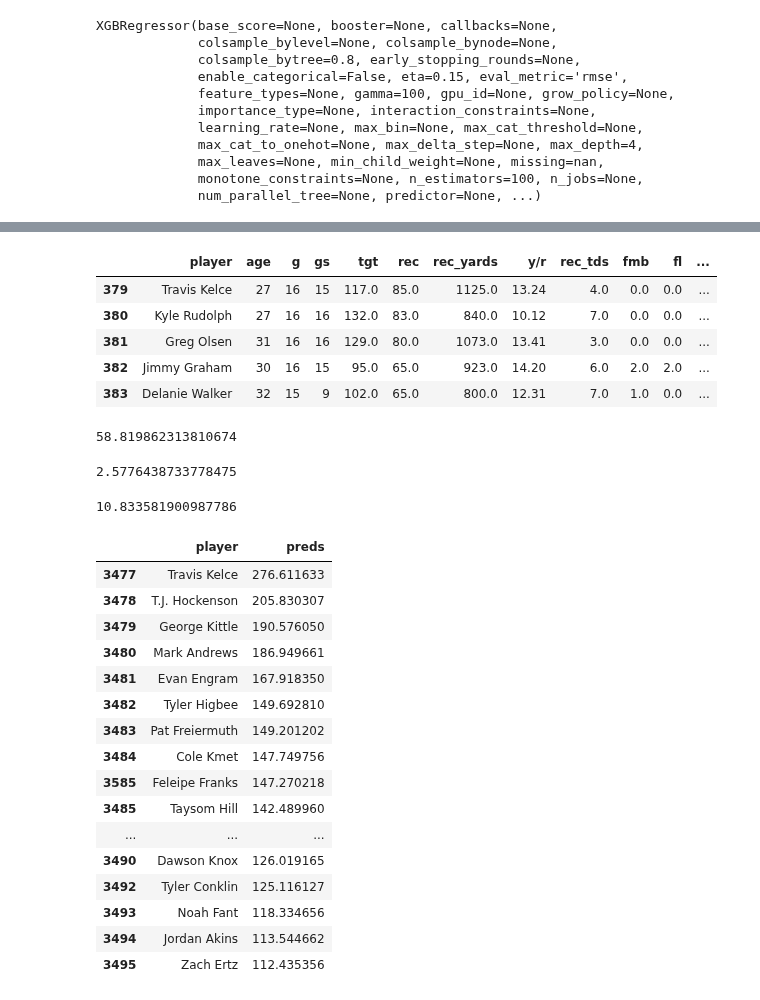
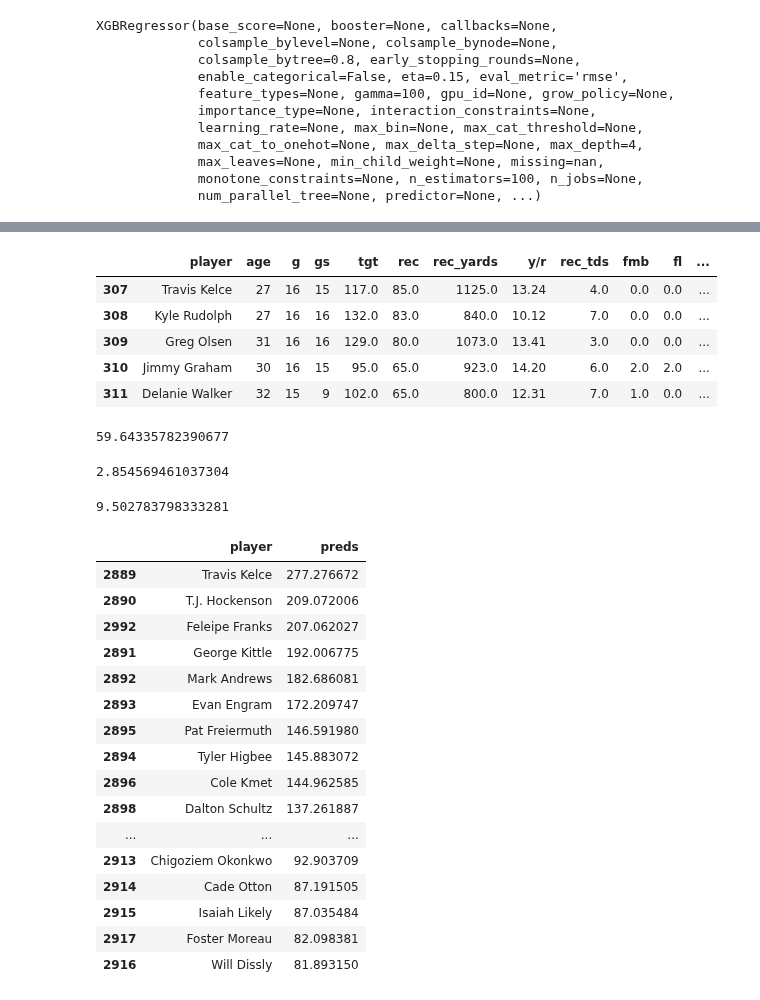
Before and after one commit to ffb-optimal-draft/ffb-draft-strategy, a Jupyter notebook: ian_modeling.ipynb, the cells around one changed output, grey strips where cells are left out. Drawn from its saved outputs; the diff is of its cells as text; code cells hidden in the pictures.

```diff
--- a/ian_modeling.ipynb
+++ b/ian_modeling.ipynb
@@ -26,6 +26,8 @@ df = pd.read_csv('season.csv',index_col=0)
 seasons = range(2016,2023)
 positions = ['QB','RB','WR','TE']
 add = []
+
+df = df[df['g'] > 5]
 
 for s in seasons:
     for p in positions:
@@ -110,7 +112,7 @@ rb_df = df[df['pos']=='RB']
 wr_df = df[df['pos']=='WR']
 te_df = df[df['pos']=='TE']
 # %%
-qb_df = qb_df[qb_df['player']!='Tim Boyle']
+#qb_df = qb_df[qb_df['player']!='Tim Boyle']
 # %%
 qb_df.drop(columns=['rk','pos','tgt','rec','rec_yards','y/r','rec_tds','standard_pts','vbd', 'team'], inplace=True)
 # %%
@@ -134,0 +160,2 @@ for col in inverse_cols:
+# %%
+qb_df['comp%'] = round((qb_df['cmp'] / qb_df['pass_att']) * 100, 2)
@@ -454,11 +497,11 @@ te_df = add_target(te_df)
 te_df.head()
 # %% [output]
 |  | player | age | g | gs | tgt | rec | rec_yards | y/r | rec_tds | fmb | fl | ... |
-| 379 | Travis Kelce | 27 | 16 | 15 | 117.0 | 85.0 | 1125.0 | 13.24 | 4.0 | 0.0 | 0.0 | ... |
-| 380 | Kyle Rudolph | 27 | 16 | 16 | 132.0 | 83.0 | 840.0 | 10.12 | 7.0 | 0.0 | 0.0 | ... |
-| 381 | Greg Olsen | 31 | 16 | 16 | 129.0 | 80.0 | 1073.0 | 13.41 | 3.0 | 0.0 | 0.0 | ... |
-| 382 | Jimmy Graham | 30 | 16 | 15 | 95.0 | 65.0 | 923.0 | 14.20 | 6.0 | 2.0 | 2.0 | ... |
-| 383 | Delanie Walker | 32 | 15 | 9 | 102.0 | 65.0 | 800.0 | 12.31 | 7.0 | 1.0 | 0.0 | ... |
+| 307 | Travis Kelce | 27 | 16 | 15 | 117.0 | 85.0 | 1125.0 | 13.24 | 4.0 | 0.0 | 0.0 | ... |
+| 308 | Kyle Rudolph | 27 | 16 | 16 | 132.0 | 83.0 | 840.0 | 10.12 | 7.0 | 0.0 | 0.0 | ... |
+| 309 | Greg Olsen | 31 | 16 | 16 | 129.0 | 80.0 | 1073.0 | 13.41 | 3.0 | 0.0 | 0.0 | ... |
+| 310 | Jimmy Graham | 30 | 16 | 15 | 95.0 | 65.0 | 923.0 | 14.20 | 6.0 | 2.0 | 2.0 | ... |
+| 311 | Delanie Walker | 32 | 15 | 9 | 102.0 | 65.0 | 800.0 | 12.31 | 7.0 | 1.0 | 0.0 | ... |
 # %%
 te_cols = ['age','g','gs','tgt','rec','rec_yards','y/r','rec_tds','fmb','fl','rush_rec_tds','ppr_pts','pos_rank',
            'avg_draft_pos','avg_draft_pos_ppr','adp_by_pos','round']
@@ -472,32 +515,32 @@ te_preds, te_val_preds, te_2022 = xgb_modeling(te_df, te_cols)
 # %%
 rmse(te_preds, 'baseline')
 # %% [output]
-58.819862313810674
+59.64335782390677
 # %%
 rmse(te_preds, 'xgb_preds')
 # %% [output]
-2.5776438733778475
+2.854569461037304
 # %%
 rmse(te_val_preds,'xgb_val_preds')
 # %% [output]
-10.833581900987786
+9.502783798333281
 # %%
-te_2022.sort_values('preds',ascending=False).head(20)
+te_2022.sort_values('preds',ascending=False).head(30)
 # %% [output]
 |  | player | preds |
-| 3477 | Travis Kelce | 276.611633 |
-| 3478 | T.J. Hockenson | 205.830307 |
-| 3479 | George Kittle | 190.576050 |
-| 3480 | Mark Andrews | 186.949661 |
-| 3481 | Evan Engram | 167.918350 |
-| 3482 | Tyler Higbee | 149.692810 |
-| 3483 | Pat Freiermuth | 149.201202 |
-| 3484 | Cole Kmet | 147.749756 |
-| 3585 | Feleipe Franks | 147.270218 |
-| 3485 | Taysom Hill | 142.489960 |
+| 2889 | Travis Kelce | 277.276672 |
+| 2890 | T.J. Hockenson | 209.072006 |
+| 2992 | Feleipe Franks | 207.062027 |
+| 2891 | George Kittle | 192.006775 |
+| 2892 | Mark Andrews | 182.686081 |
+| 2893 | Evan Engram | 172.209747 |
+| 2895 | Pat Freiermuth | 146.591980 |
+| 2894 | Tyler Higbee | 145.883072 |
+| 2896 | Cole Kmet | 144.962585 |
+| 2898 | Dalton Schultz | 137.261887 |
 | ... | ... | ... |
-| 3490 | Dawson Knox | 126.019165 |
-| 3492 | Tyler Conklin | 125.116127 |
-| 3493 | Noah Fant | 118.334656 |
-| 3494 | Jordan Akins | 113.544662 |
-| 3495 | Zach Ertz | 112.435356 |
+| 2913 | Chigoziem Okonkwo | 92.903709 |
+| 2914 | Cade Otton | 87.191505 |
+| 2915 | Isaiah Likely | 87.035484 |
+| 2917 | Foster Moreau | 82.098381 |
+| 2916 | Will Dissly | 81.893150 |
```
Also changed, not shown: parts of 22 cells of this notebook, 2 other files.
